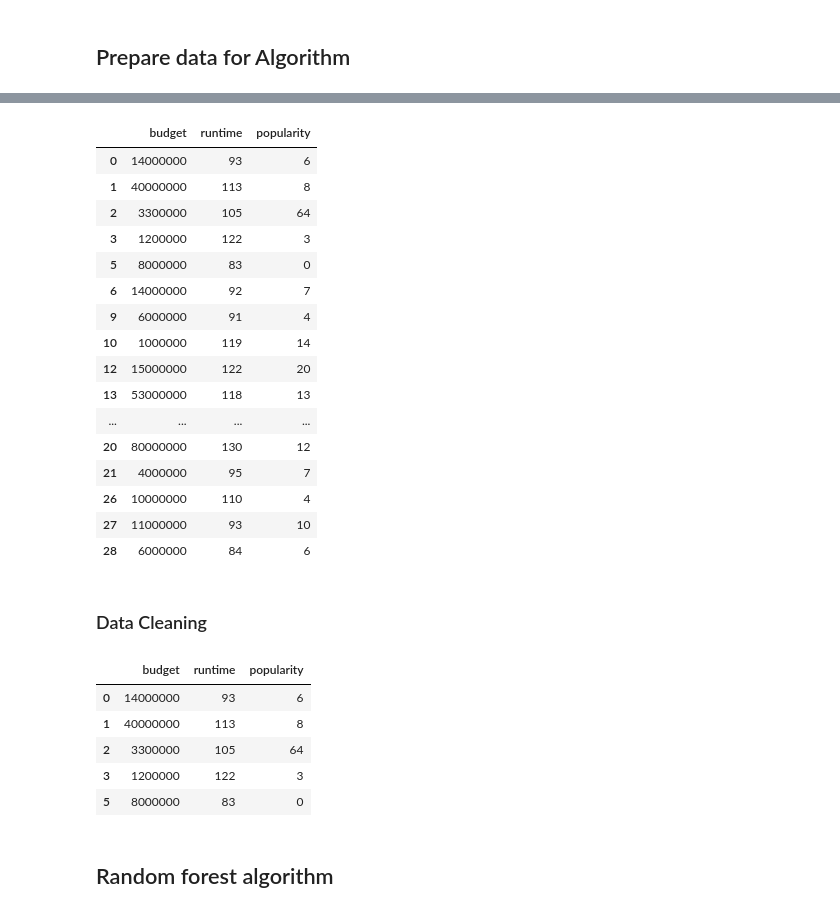
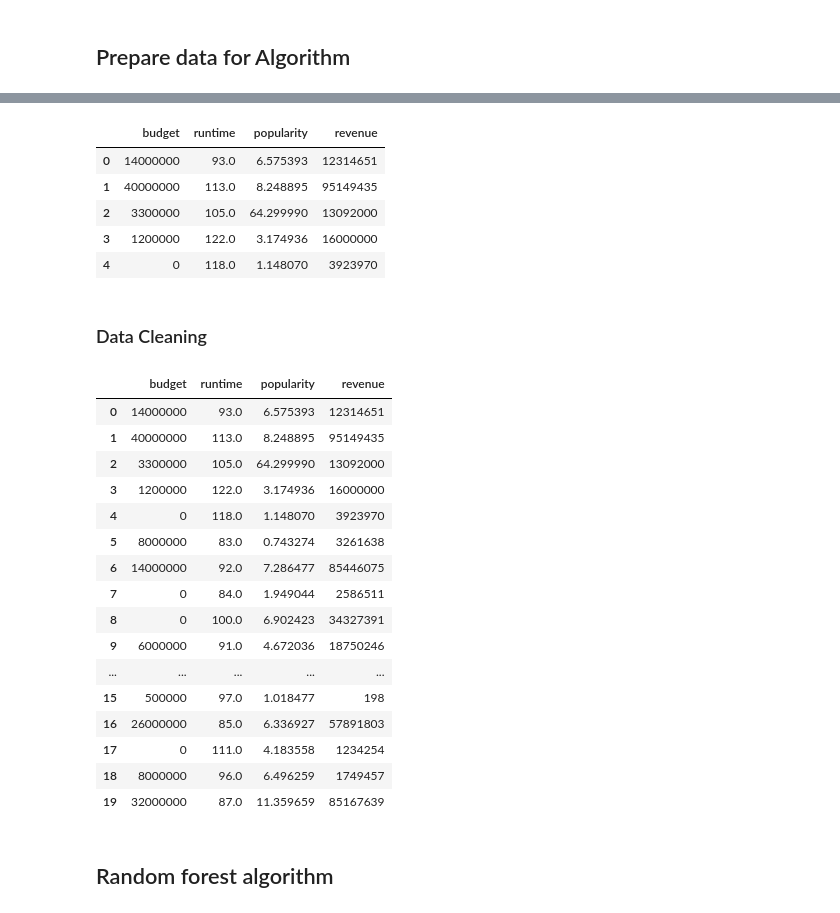
Before and after one commit to h181226/ML_assignment_2, a Jupyter notebook: nbs/ML_Assignment.ipynb, the cells around one changed output, grey strips where cells are left out. Saved outputs shown, nothing was run; the diff lists cells and outputs as text; code cells hidden in the pictures.

```diff
--- a/nbs/ML_Assignment.ipynb
+++ b/nbs/ML_Assignment.ipynb
@@ -110,9 +111,9 @@ sns.heatmap(corr_matrix, annot=True,cmap='RdYlGn',linewidths=0.2)
 # %% [markdown]
 ## Prepare data for Algorithm
 # %%
-train = train.replace(0, pd.np.nan).dropna(axis=0, how='any', subset=['budget','runtime','popularity','revenue']).fillna(0).astype(int)
+#Drop rows who are NaN
 train = train.dropna()
-train_labels = train["revenue"].copy()
-train = train.drop("revenue", axis=1) #drop labels for training set
-train.hist(bins=50, figsize=(20,15))
-plt.show()
+
+
+#train_labels = train["revenue"].copy()
+#train = train.drop("revenue", axis=1) #drop labels for training set
@@ -121,23 +120,12 @@ plt.show()
 # %%
-train.head(20)
+train.head()
 # %% [output]
-|  | budget | runtime | popularity |
-| 0 | 14000000 | 93 | 6 |
-| 1 | 40000000 | 113 | 8 |
-| 2 | 3300000 | 105 | 64 |
-| 3 | 1200000 | 122 | 3 |
-| 5 | 8000000 | 83 | 0 |
-| 6 | 14000000 | 92 | 7 |
-| 9 | 6000000 | 91 | 4 |
-| 10 | 1000000 | 119 | 14 |
-| 12 | 15000000 | 122 | 20 |
-| 13 | 53000000 | 118 | 13 |
-| ... | ... | ... | ... |
-| 20 | 80000000 | 130 | 12 |
-| 21 | 4000000 | 95 | 7 |
-| 26 | 10000000 | 110 | 4 |
-| 27 | 11000000 | 93 | 10 |
-| 28 | 6000000 | 84 | 6 |
+|  | budget | runtime | popularity | revenue |
+| 0 | 14000000 | 93.0 | 6.575393 | 12314651 |
+| 1 | 40000000 | 113.0 | 8.248895 | 95149435 |
+| 2 | 3300000 | 105.0 | 64.299990 | 13092000 |
+| 3 | 1200000 | 122.0 | 3.174936 | 16000000 |
+| 4 | 0 | 118.0 | 1.148070 | 3923970 |
 # %% [markdown]
 ### Data Cleaning
 # %%
@@ -145,15 +133,26 @@ train.head(20)
 scaler = StandardScaler()
 train_scaled = scaler.fit_transform(train)
 # %%
-train_ready = pd.DataFrame(train, columns=['budget', 'runtime', 'popularity'])
-train_ready.head()
+train_ready = pd.DataFrame(train, columns=['budget', 'runtime', 'popularity','revenue'])
+train_ready.head(20)
 # %% [output]
-|  | budget | runtime | popularity |
-| 0 | 14000000 | 93 | 6 |
-| 1 | 40000000 | 113 | 8 |
-| 2 | 3300000 | 105 | 64 |
-| 3 | 1200000 | 122 | 3 |
-| 5 | 8000000 | 83 | 0 |
+|  | budget | runtime | popularity | revenue |
+| 0 | 14000000 | 93.0 | 6.575393 | 12314651 |
+| 1 | 40000000 | 113.0 | 8.248895 | 95149435 |
+| 2 | 3300000 | 105.0 | 64.299990 | 13092000 |
+| 3 | 1200000 | 122.0 | 3.174936 | 16000000 |
+| 4 | 0 | 118.0 | 1.148070 | 3923970 |
+| 5 | 8000000 | 83.0 | 0.743274 | 3261638 |
+| 6 | 14000000 | 92.0 | 7.286477 | 85446075 |
+| 7 | 0 | 84.0 | 1.949044 | 2586511 |
+| 8 | 0 | 100.0 | 6.902423 | 34327391 |
+| 9 | 6000000 | 91.0 | 4.672036 | 18750246 |
+| ... | ... | ... | ... | ... |
+| 15 | 500000 | 97.0 | 1.018477 | 198 |
+| 16 | 26000000 | 85.0 | 6.336927 | 57891803 |
+| 17 | 0 | 111.0 | 4.183558 | 1234254 |
+| 18 | 8000000 | 96.0 | 6.496259 | 1749457 |
+| 19 | 32000000 | 87.0 | 11.359659 | 85167639 |
 # %% [markdown]
 ## Random forest algorithm
 # %% [markdown]
```
Also changed, not shown: parts of 7 cells of this notebook, 5 other files.
